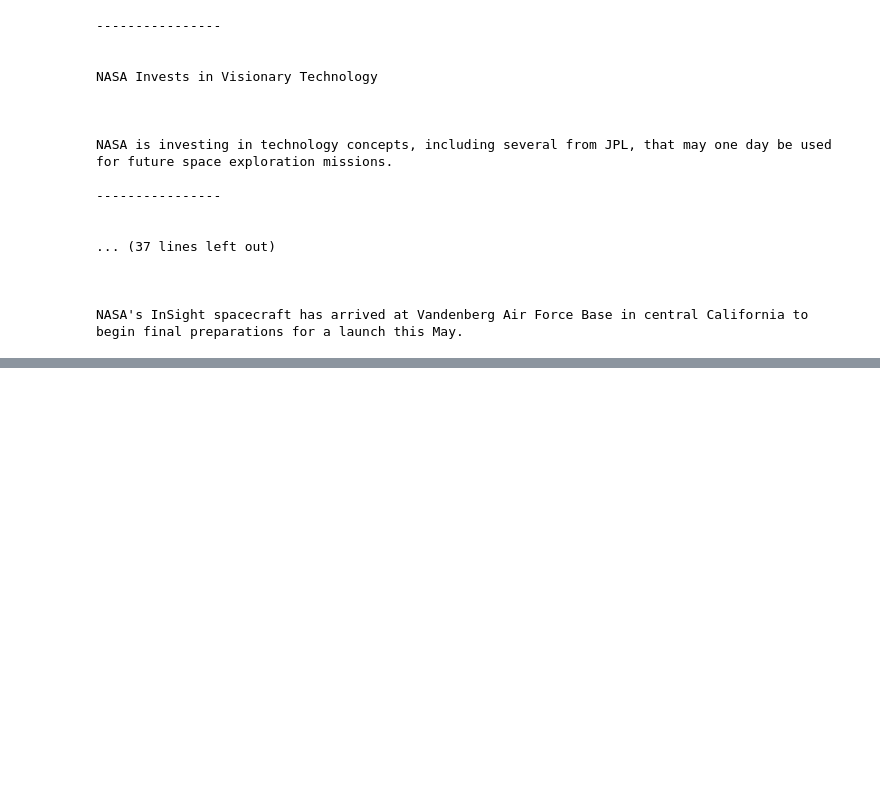
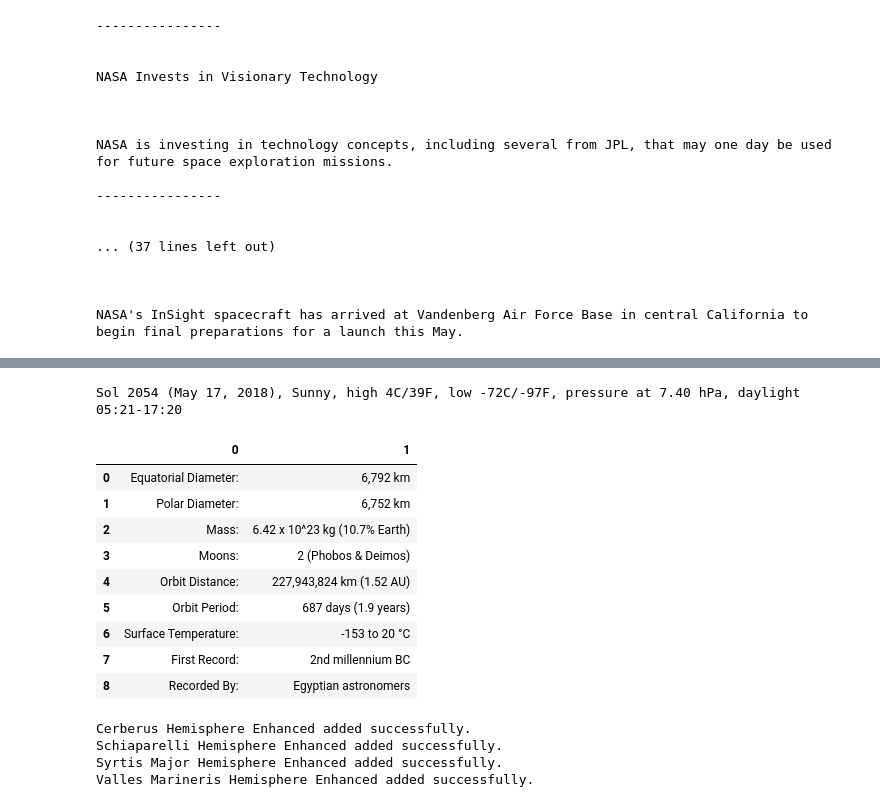
Before and after one commit to thomasjoldfield/ScrapingMars, a Jupyter notebook: mission_to_mars.ipynb, the cells around one changed output, grey strips where cells are left out. Cells and saved outputs as stored; diff of their text form; code cells hidden in the pictures; blank space fills up the shorter version.

```diff
--- a/mission_to_mars.ipynb
+++ b/mission_to_mars.ipynb
@@ -124,0 +140,6 @@ import tweepy
+# %%
+tweets = api.user_timeline("@MarsWxReport", count = 1)
+print(tweets[0]["text"])
+mars_weather = tweets[0]["text"]
+# %% [output]
+Sol 2054 (May 17, 2018), Sunny, high 4C/39F, low -72C/-97F, pressure at 7.40 hPa, daylight 05:21-17:20
@@ -124,0 +151,17 @@ import tweepy
+# %%
+table_url = "https://space-facts.com/mars/"
+mars_facts = pd.read_html(table_url)
+# %%
+mars_facts = mars_facts[0]
+mars_facts
+# %% [output]
+|  | 0 | 1 |
+| 0 | Equatorial Diameter: | 6,792 km |
+| 1 | Polar Diameter: | 6,752 km |
+| 2 | Mass: | 6.42 x 10^23 kg (10.7% Earth) |
+| 3 | Moons: | 2 (Phobos & Deimos) |
+| 4 | Orbit Distance: | 227,943,824 km (1.52 AU) |
+| 5 | Orbit Period: | 687 days (1.9 years) |
+| 6 | Surface Temperature: | -153 to 20 °C |
+| 7 | First Record: | 2nd millennium BC |
+| 8 | Recorded By: | Egyptian astronomers |
@@ -124,0 +174,25 @@ import tweepy
+# %%
+hemisphere_url = "https://astrogeology.usgs.gov/search/results?q=hemisphere+enhanced&k1=target&v1=Mars"
+
+hemispheres = ["Cerberus", "Schiaparelli", "Syrtis", "Valles"]
+hemisphere_image_urls = []
+
+for hemisphere in hemispheres:
+    browser.visit(hemisphere_url)
+    browser.click_link_by_partial_text(hemisphere)
+    hem_html = browser.html
+    hem_soup = BeautifulSoup(hem_html, 'html.parser')
+    hem_title = hem_soup.find('h2', class_="title").text
+    hem_downloads = hem_soup.find('div', class_="downloads")
+    hem_url = hem_downloads.find('a')["href"]
+    hem_dict = {
+        "title":hem_title,
+        "image":hem_url
+    }
+    hemisphere_image_urls.append(hem_dict)
+    print("{} added successfully.".format(hem_title))
+# %% [output]
+Cerberus Hemisphere Enhanced added successfully.
+Schiaparelli Hemisphere Enhanced added successfully.
+Syrtis Major Hemisphere Enhanced added successfully.
+Valles Marineris Hemisphere Enhanced added successfully.
```
Also changed, not shown: parts of 9 cells of this notebook, 8 other files.
